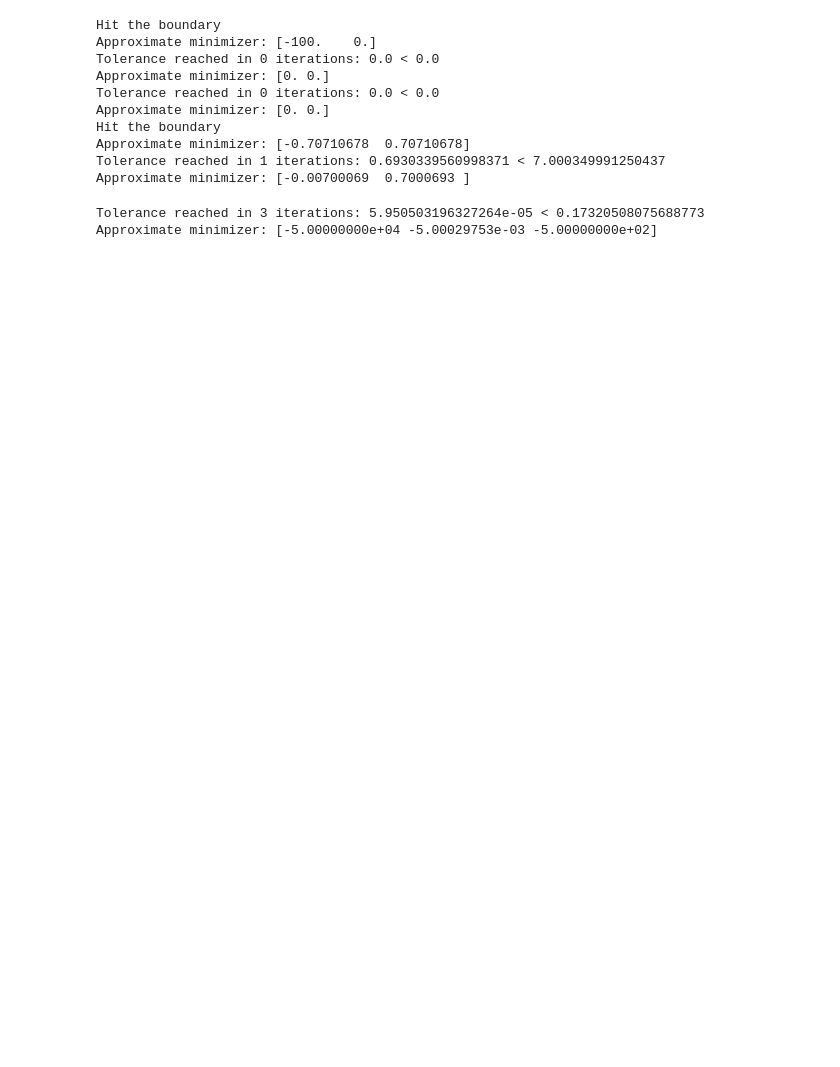
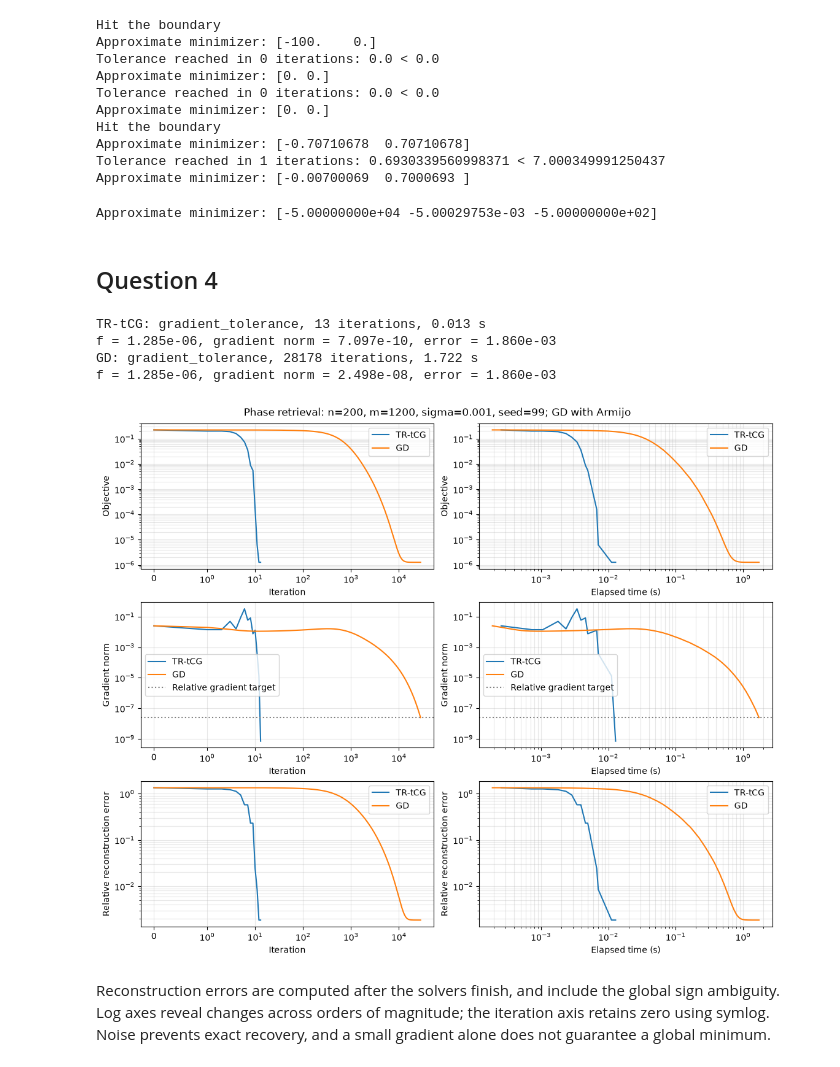
Before and after one commit to AFLProjects/MATH-329-Continuous-Optimization-HWS, a Jupyter notebook: hw2/code.ipynb, the cells around one changed output. Drawn from its saved outputs; the diff is of its cells as text; code cells hidden in the pictures; blank space fills up the shorter version.

```diff
--- a/hw2/code.ipynb
+++ b/hw2/code.ipynb
@@ -2,7 +2,8 @@
 from typing import Callable
 import numpy as np
 # %%
-def tGC(H: Callable[[np.ndarray], np.ndarray], g: np.ndarray, delta: float) -> np.ndarray:
+def tGC(H: Callable[[np.ndarray], np.ndarray], g: np.ndarray, delta: float, return_boundary=False):
+    # Optional boundary flag for TR (Remark 6.16); old calls still return a vector.
     if delta <= 0:
         raise ValueError("delta must be greater than 0.")
 
@@ -13,11 +14,11 @@ def tGC(H: Callable[[np.ndarray], np.ndarray], g: np.ndarray, delta: float) -> n
     p_n = r_n.copy()
     n = 0
 
-    while n >= 0 and n < 2 * len(g):
+    while n < len(g):  # Dimension-based inner cap suggested in Remark 6.17.
 
-        if norm_r_n <= r_0_norm * np.min([r_0_norm, 0.1]):
+        if norm_r_n <= r_0_norm * np.min([r_0_norm, 0.1]):  # Algorithm 6.2 / eq. (6.21).
             print(f"Tolerance reached in {n} iterations: {norm_r_n} < {r_0_norm * np.min([r_0_norm, 0.1])}")
-            return v_n
+            return (v_n, False) if return_boundary else v_n
 
         norm_p_n_squared = np.dot(p_n, p_n)
         pn_vn = np.dot(p_n, v_n)
@@ -35,7 +36,8 @@ def tGC(H: Callable[[np.ndarray], np.ndarray], g: np.ndarray, delta: float) -> n
 
         if norm_r_n**2 >= pHp * t_n_plus:
             print("Hit the boundary")
-            return v_n + t_n_plus * p_n
+            step = v_n + t_n_plus * p_n
+            return (step, True) if return_boundary else step
 
         t_n = norm_r_n**2 / pHp
         v_n = v_n + t_n * p_n
@@ -46,6 +48,8 @@ def tGC(H: Callable[[np.ndarray], np.ndarray], g: np.ndarray, delta: float) -> n
         r_n = next_r
         norm_r_n = next_r_norm
         n = n + 1
+
+    return (v_n, False) if return_boundary else v_n  # Return the approximation at the cap.
 # %%
 # 1-D tests
 # f(x) = x**2 , x = 0, expected solution 0
@@ -190,5 +192,6 @@ delta_test = 1e5            # > ||x_0|| ≈ 5e4, Newton step is in the ball
 result = tGC(H_test, g_test, delta_test)
 print("Approximate minimizer:", result)
 # %% [output]
-Tolerance reached in 3 iterations: 5.950503196327264e-05 < 0.17320508075688773
 Approximate minimizer: [-5.00000000e+04 -5.00029753e-03 -5.00000000e+02]
+# %% [markdown]
+## Question 4
@@ -194,0 +295,42 @@ Approximate minimizer: [-5.00000000e+04 -5.00029753e-03 -5.00000000e+02]
+# %%
+tol = 1e-6
+alpha_bar = 1.0  # Algorithm 3.2; alppha_bar > 0
+rho_accept = 0.1  # Free parameter in (0, 1/4), Algorithm 6.1
+target = tol * np.linalg.norm(grad_f(x0))
+results = {}
+
+for method in ["TR-tCG", "GD"]:
+    X, history, status = optimize(f, grad_f, hess_f, x0, alpha_bar, rho_accept, method,
+                                  tol=tol)
+    error = np.minimum(np.linalg.norm(X - x_true, axis=1),
+                       np.linalg.norm(X + x_true, axis=1)) / np.linalg.norm(x_true)
+    results[method] = (history, error)
+    print(f"{method}: {status}, {len(history) - 1} iterations, {history[-1, 2]:.3f} s")
+    print(f"f = {history[-1, 0]:.3e}, gradient norm = {history[-1, 1]:.3e}, error = {error[-1]:.3e}")
+
+fig, axes = plt.subplots(3, 2, figsize=(11, 9), constrained_layout=True)
+labels = ["Objective", "Gradient norm", "Relative reconstruction error"]
+for method, (history, error) in results.items():
+    for row, values in enumerate([history[:, 0], history[:, 1], error]):
+        axes[row, 0].semilogy(np.arange(len(history)), values, label=method)
+        axes[row, 1].loglog(history[:, 2], values, label=method)
+
+for row in range(3):
+    axes[row, 0].set_xscale("symlog", linthresh=1)
+    for col in range(2):
+        axes[row, col].set_xlabel("Iteration" if col == 0 else "Elapsed time (s)")
+        axes[row, col].set_ylabel(labels[row])
+        axes[row, col].grid(True, which="both", alpha=0.3)
+        if row == 1:
+            axes[row, col].axhline(target, color="gray", linestyle=":", label="Relative gradient target")
+        axes[row, col].legend()
+fig.suptitle("Phase retrieval: n=200, m=1200, sigma=0.001, seed=99; GD with Armijo")
+plt.show()
+# %% [output]
+TR-tCG: gradient_tolerance, 13 iterations, 0.013 s
+f = 1.285e-06, gradient norm = 7.097e-10, error = 1.860e-03
+GD: gradient_tolerance, 28178 iterations, 1.722 s
+f = 1.285e-06, gradient norm = 2.498e-08, error = 1.860e-03
+[figure, added]
+# %% [markdown]
+Reconstruction errors are computed after the solvers finish, and include the global sign ambiguity. Log axes reveal changes across orders of magnitude; the iteration axis retains zero using symlog. Noise prevents exact recovery, and a small gradient alone does not guarantee a global minimum.
```
Also changed, not shown: parts of 3 cells of this notebook.
